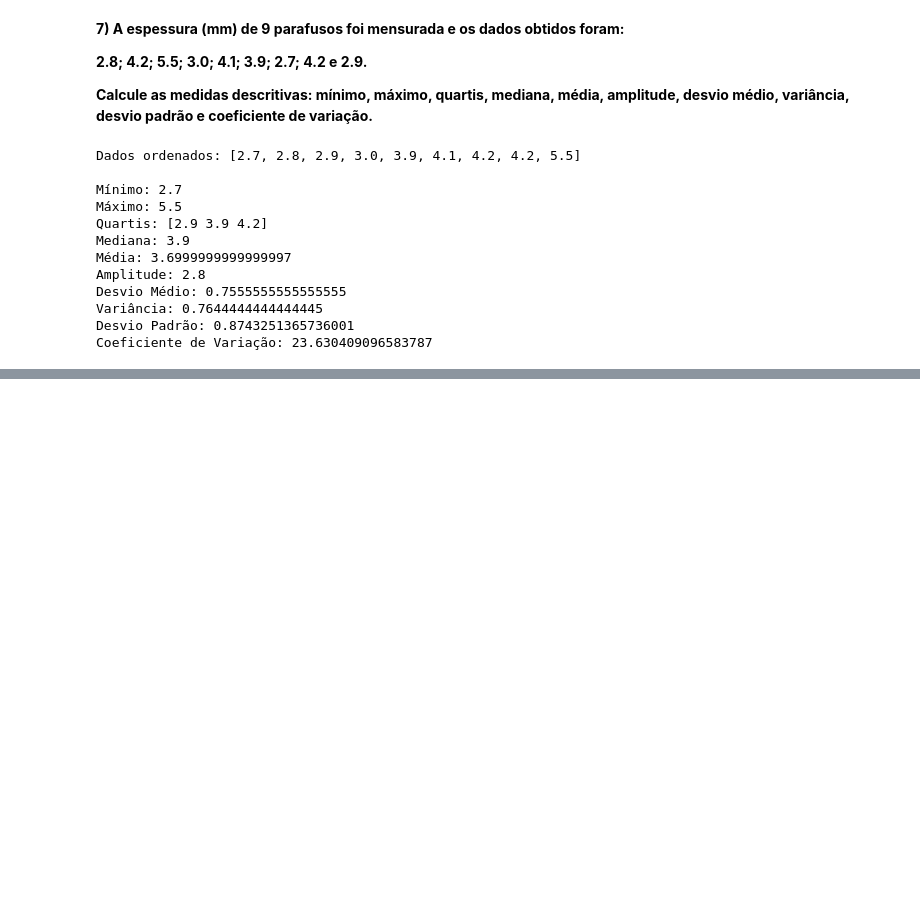
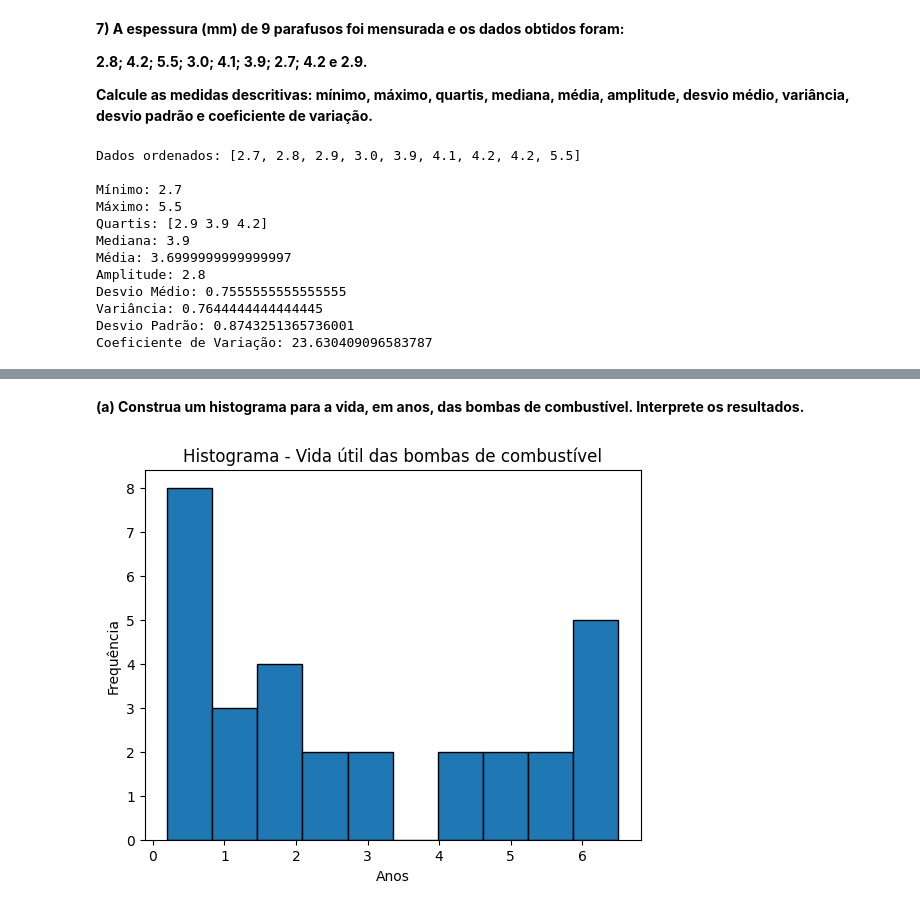
Before and after one commit to EduardoWS/python-for-ML, a Jupyter notebook: EduardoRibeiroRodriguesTrabalho1.ipynb, the cells around one changed output, grey strips where cells are left out. Drawn from its saved outputs; the diff is of its cells as text; code cells hidden in the pictures; blank space fills up the shorter version.

```diff
--- a/EduardoRibeiroRodriguesTrabalho1.ipynb
+++ b/EduardoRibeiroRodriguesTrabalho1.ipynb
@@ -282,0 +291,24 @@ Coeficiente de Variação: 23.630409096583787
+# %% [markdown]
+**(a) Construa um histograma para a vida, em anos, das bombas de combustível.  Interprete os resultados.**
+# %%
+# CÓDIGO PYTHON:
+
+import matplotlib.pyplot as plt
+
+# Dados de vida útil das bombas de combustível
+dados = [2.0, 3.0, 0.3, 3.3, 1.3, 0.4, 0.2, 6.0, 5.5, 6.5,
+         0.2, 2.3, 1.0, 6.0, 5.6, 1.5, 4.0, 5.9, 1.8, 4.7,
+         0.7, 4.5, 0.3, 1.5, 0.5, 2.5, 5.0, 6.0, 1.2, 0.2]
+
+# Configurações do histograma
+plt.hist(dados, bins=10, edgecolor='black')
+
+# Título e rótulos dos eixos
+plt.title('Histograma - Vida útil das bombas de combustível')
+plt.xlabel('Anos')
+plt.ylabel('Frequência')
+
+# Exibe o histograma
+plt.show()
+# %% [output]
+[figure, added]
```
Also changed, not shown: parts of 23 cells of this notebook.
